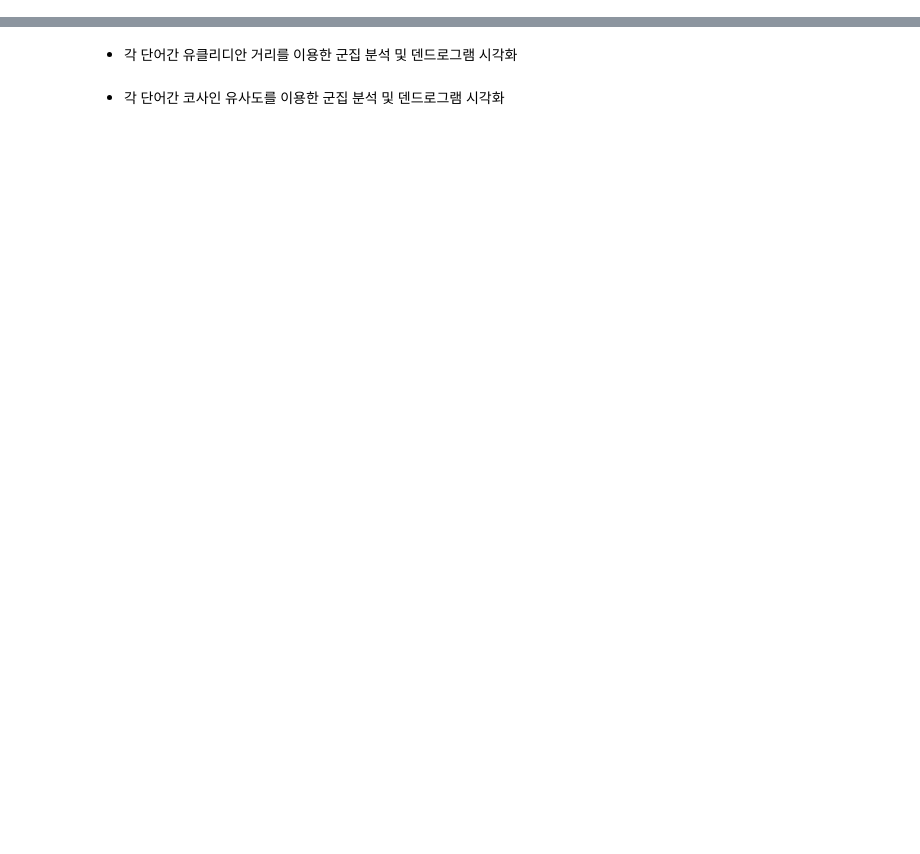
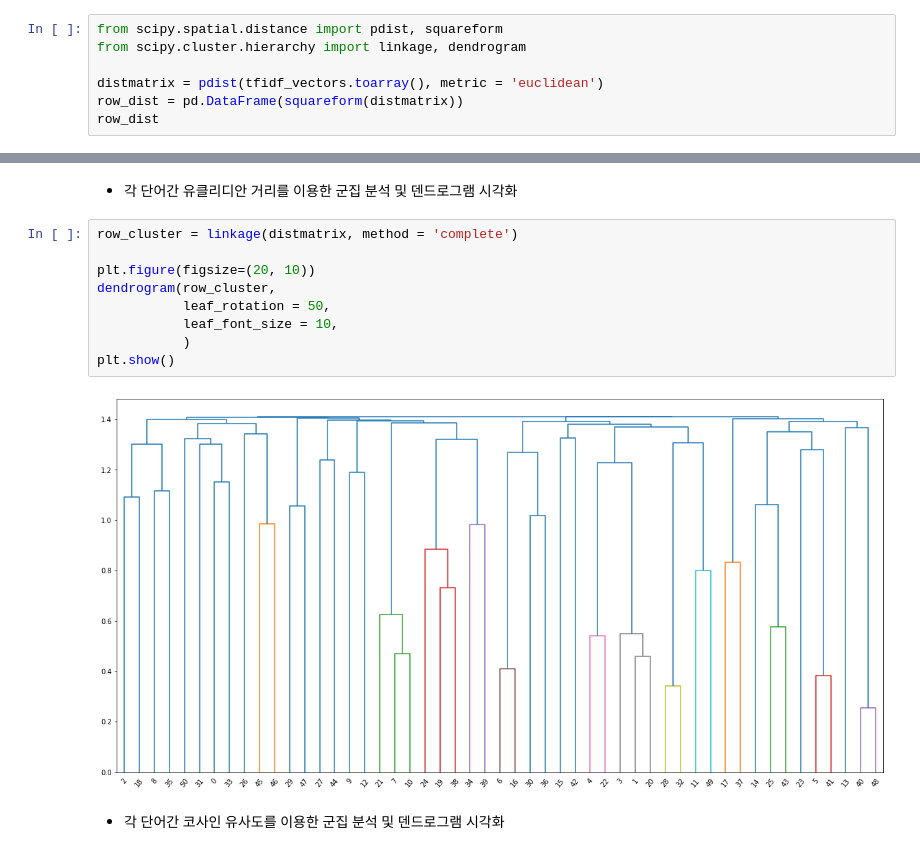
Before and after one commit to sgr1118/-_-, a Jupyter notebook: _4_군집_분석(Cluster_Analysis).ipynb, the cells around one changed output, grey strips where cells are left out. Drawn from its saved outputs; the diff is of its cells as text; blank space fills up the shorter version.

```diff
--- a/_4_군집_분석(Cluster_Analysis).ipynb
+++ b/_4_군집_분석(Cluster_Analysis).ipynb
@@ -553,3 +583,10 @@ df.plot.barh()
 ### 덴드로그램(Dendrogram)
 # %% [markdown]
 * `pdist`를 이용한 각 단어간 유클리디안 거리 계산
+# %%
+from scipy.spatial.distance import pdist, squareform
+from scipy.cluster.hierarchy import linkage, dendrogram
+
+distmatrix = pdist(tfidf_vectors.toarray(), metric = 'euclidean')
+row_dist = pd.DataFrame(squareform(distmatrix))
+row_dist
@@ -556,4 +612,15 @@ df.plot.barh()
 # %% [markdown]
 * 각 단어간 유클리디안 거리를 이용한 군집 분석 및 덴드로그램 시각화
+# %%
+row_cluster = linkage(distmatrix, method = 'complete')
+
+plt.figure(figsize=(20, 10))
+dendrogram(row_cluster,
+           leaf_rotation = 50,
+           leaf_font_size = 10,
+           )
+plt.show()
+# %% [output]
+[figure, added]
 # %% [markdown]
 * 각 단어간 코사인 유사도를 이용한 군집 분석 및 덴드로그램 시각화
```
Also changed, not shown: parts of 41 cells of this notebook.
